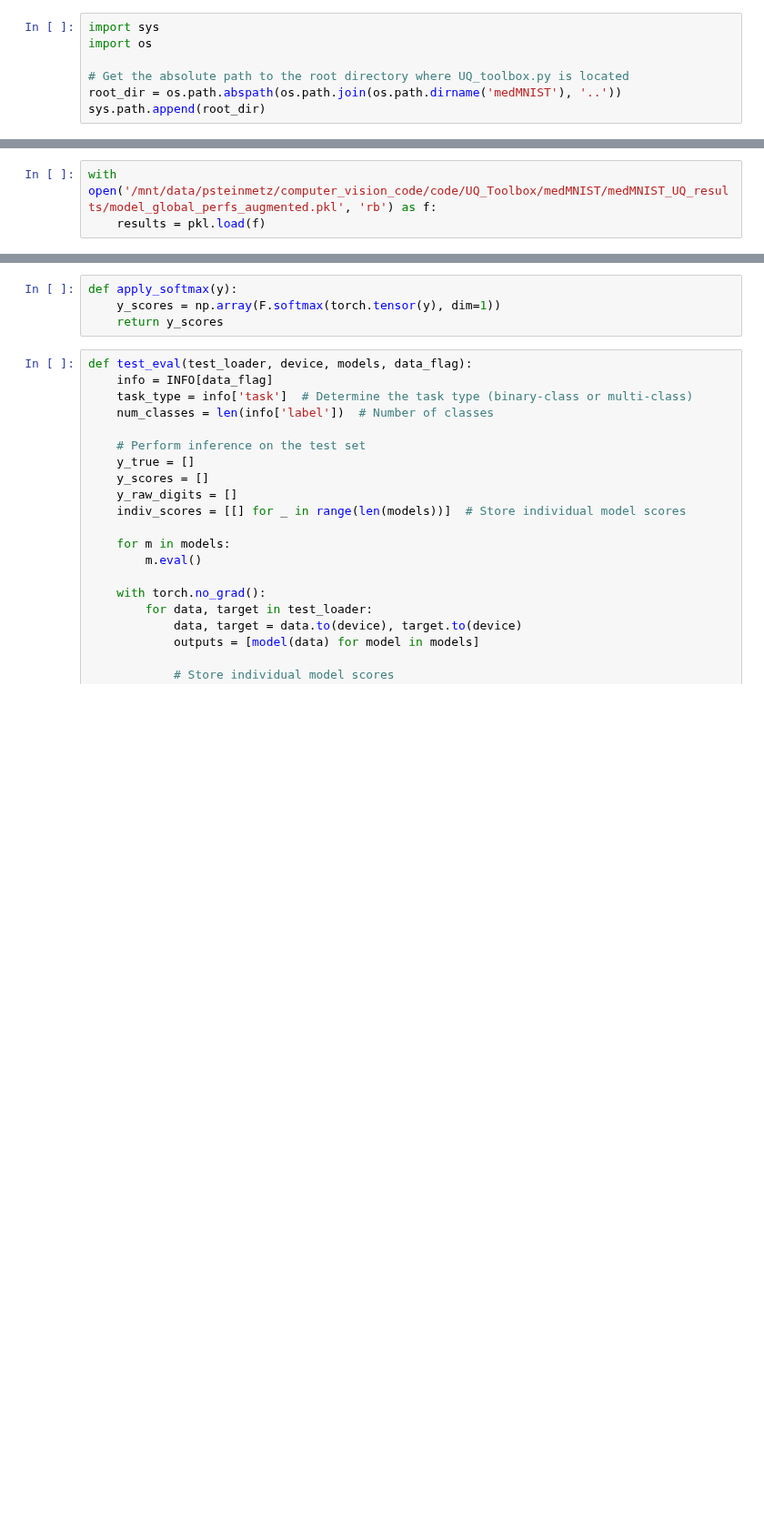
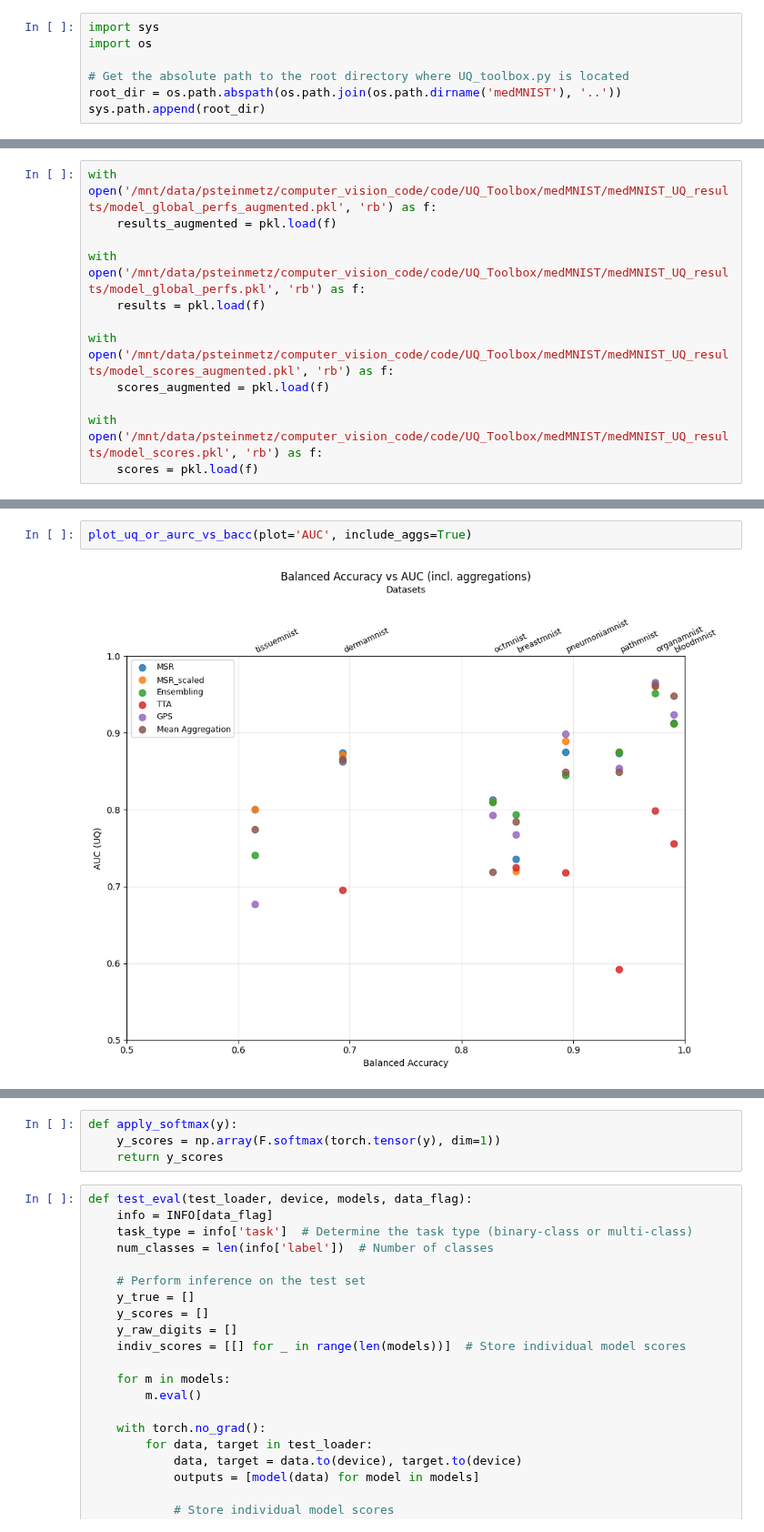
Before and after one commit to pstnmz/FailCatcher, a Jupyter notebook: medMNIST/visualize_results_and_combination.ipynb, the cells around one changed output, grey strips where cells are left out. Shown at 91% size. Cells and saved outputs as stored; diff of their text form; blank space fills up the shorter version.

```diff
--- a/medMNIST/visualize_results_and_combination.ipynb
+++ b/medMNIST/visualize_results_and_combination.ipynb
@@ -26,3 +27,12 @@ import UQ_toolbox as uq
 # %%
 with open('/mnt/data/psteinmetz/computer_vision_code/code/UQ_Toolbox/medMNIST/medMNIST_UQ_results/model_global_perfs_augmented.pkl', 'rb') as f:
+    results_augmented = pkl.load(f)
+
+with open('/mnt/data/psteinmetz/computer_vision_code/code/UQ_Toolbox/medMNIST/medMNIST_UQ_results/model_global_perfs.pkl', 'rb') as f:
     results = pkl.load(f)
+
+with open('/mnt/data/psteinmetz/computer_vision_code/code/UQ_Toolbox/medMNIST/medMNIST_UQ_results/model_scores_augmented.pkl', 'rb') as f:
+    scores_augmented = pkl.load(f)
+
+with open('/mnt/data/psteinmetz/computer_vision_code/code/UQ_Toolbox/medMNIST/medMNIST_UQ_results/model_scores.pkl', 'rb') as f:
+    scores = pkl.load(f)
@@ -119,0 +366,4 @@ AURC scores:
+# %%
+plot_uq_or_aurc_vs_bacc(plot='AUC', include_aggs=True)
+# %% [output]
+[figure, added]
```
Also changed, not shown: parts of 23 cells of this notebook.
